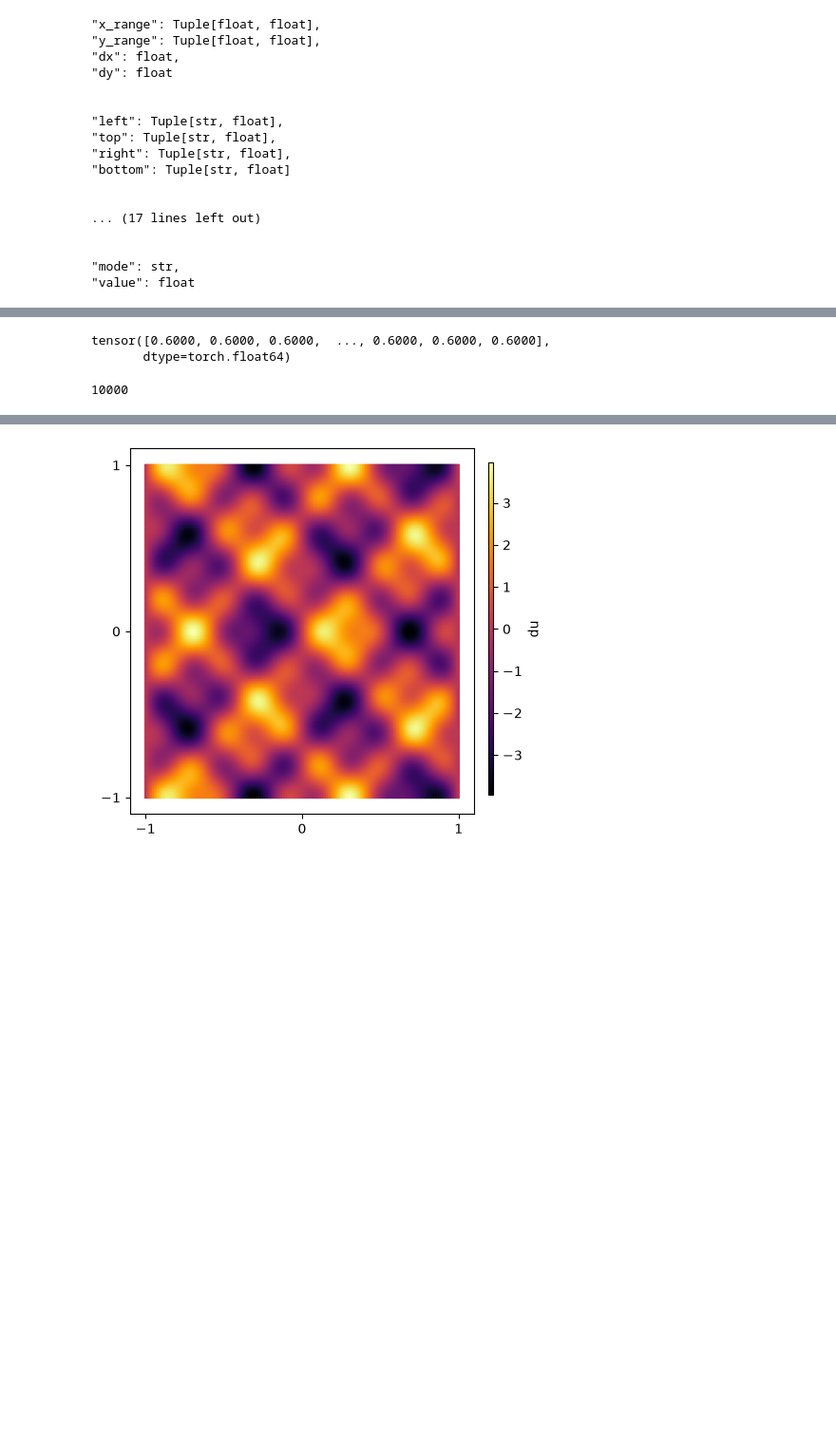
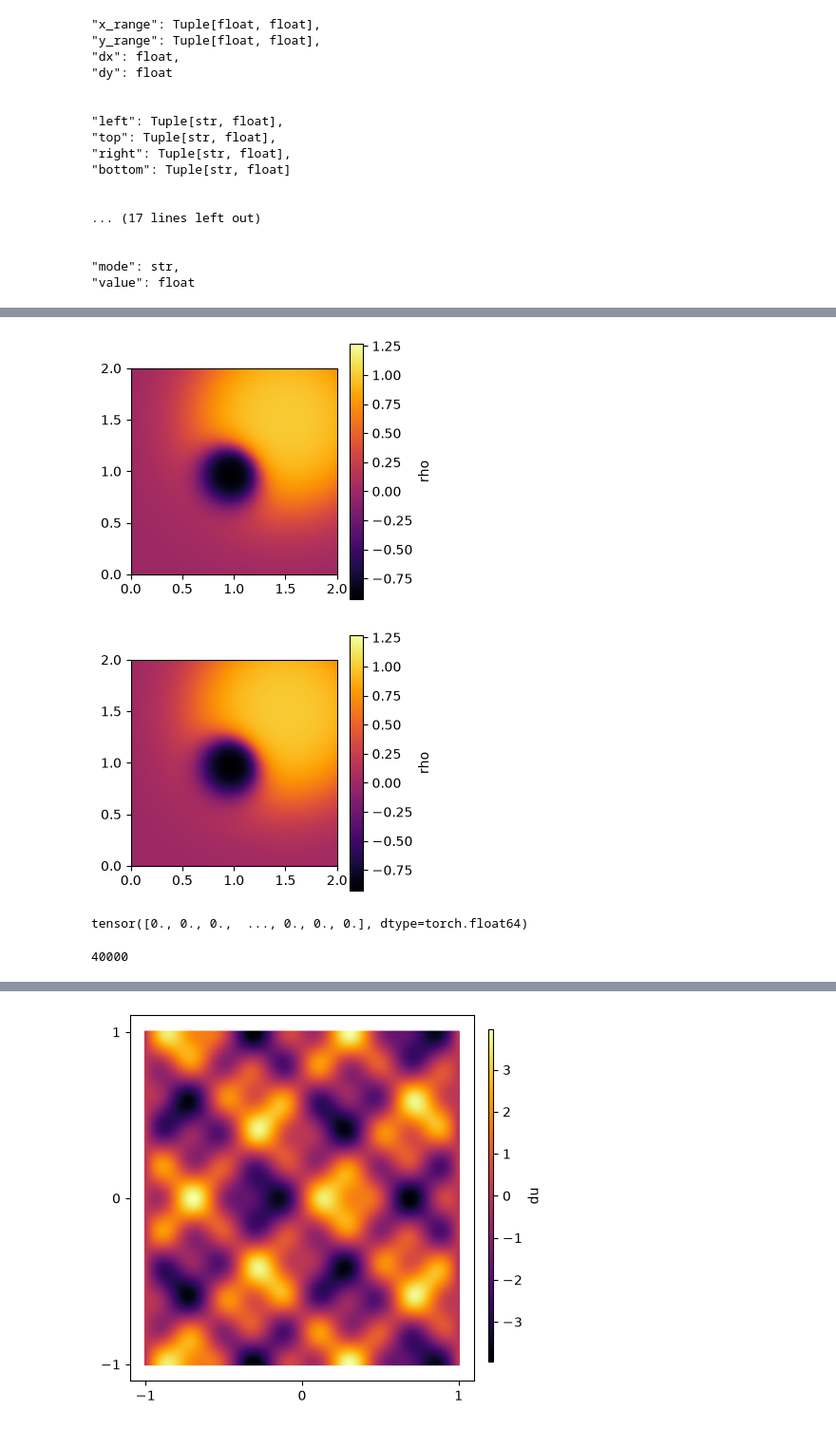
Before and after one commit to claudia181/PinnsStudy, a Jupyter notebook: tests.ipynb, the cells around one changed output, grey strips where cells are left out. Shown at 95% size. Drawn from its saved outputs; the diff is of its cells as text; code cells hidden in the pictures; blank space fills up the shorter version.

```diff
--- a/tests.ipynb
+++ b/tests.ipynb
@@ -173,8 +177,71 @@ dataset = generate_AdvectionReactionDiffusion(
+# %%
+velocity = make_velocity(field="rotation_expansion", alpha_mode="const", alpha=0, beta_mode="const", beta=0.0)
+source = make_source(mode="temporary", amp=0, sigma=1, center=(0, 0), period=1)
+implicit_source = make_source(mode="AllenCahn", A=1)
+rectangle = {
+    "x_range": (-1, 1),
+    "y_range": (-1, 1),
+    "dx": 0.01,
+    "dy": 0.01
+}
+rectangle_bc = {
+    "left": ("Neumann", 0.0),
+    "top": ("Neumann", 0.0),
+    "right":("Neumann", 0.0),
+    "bottom": ("Neumann", 0.0)
+}
+circle = {
+    "cell_size": 0.02,
+    "radius": 1
+}
+circle_bc = {
+    "mode": "Neumann",
+    "value": 0.0
+}
+ic = {
+    "gaussian": True,
+    "periodic_circles": False,
+    "periodic_valleys": False,
+    "periodic_stripes": False,
+    "periodic_grid": True,
+    "uniform_noise": False,
+    "u0": 0.0,
+    "centers": [(0.0, 0.0), (0.5, 0.5)], "amps": [-1, 1], "sigmas": [0.2, 0.5],
+    "A": 0, "Ax": 0, "Ay": 0,
+    "B": 0, "Bx": 0, "By": 0,
+    "Cx": 0, "Cy": 0,
+    "D": 0,
+    "min_noise": 0, "max_noise": 0
+}
+dataset = generate_AdvectionReactionDiffusion(
+    velocity=velocity,
+    source=source,
+    implicit_source=implicit_source,
+    shape="rectangle",
+    spatial_region=rectangle,
+    bc=rectangle_bc,
+    ic=ic,
+    t0=0, tN=1.0, dt=0.01,
+    n_snapshots=10, snapshot_start=0.0,
+    diffusion_coeff=0.0,
+    include_bc=True,
+    include_diffusion_coeff=True,
+    include_source_values=True,
+    include_velocity_values=True,
+    include_implicit_source_A=True,
+    include_implicit_source_B=True,
+    A=1,
+    B=10
+)
+
+#dataset = generate_AdvectionReactionDiffusion_unlabeled(X=get_grid([-1.0, -1.0], [1.0,1.0], [0.01, 0.01]), velocity=velocity, source=source, shape="rectangle", bc=rectangle_bc, snapshots=[0,0.1,0.2,0.3], diffusion_coeff=0.1, include_bc=True, include_diffusion_coeff=True, include_source_values=True, include_velocity_values=True)
+# %% [output]
+[figure, added]
+[figure, added]
 # %%
 dataset.cols["spacetime"][30000:40000, 2]
 # %% [output]
-tensor([0.6000, 0.6000, 0.6000,  ..., 0.6000, 0.6000, 0.6000],
-       dtype=torch.float64)
+tensor([0., 0., 0.,  ..., 0., 0., 0.], dtype=torch.float64)
 # %%
 snapshots = []
 for t in [0.0, 0.2, 0.4, 0.6]:
@@ -182,5 +249,5 @@ for t in [0.0, 0.2, 0.4, 0.6]:
 # %%
 len(snapshots[-2].cols["spacetime"])
 # %% [output]
-10000
+40000
 # %%
```
Also changed, not shown: parts of 11 cells of this notebook, 2 other files.
